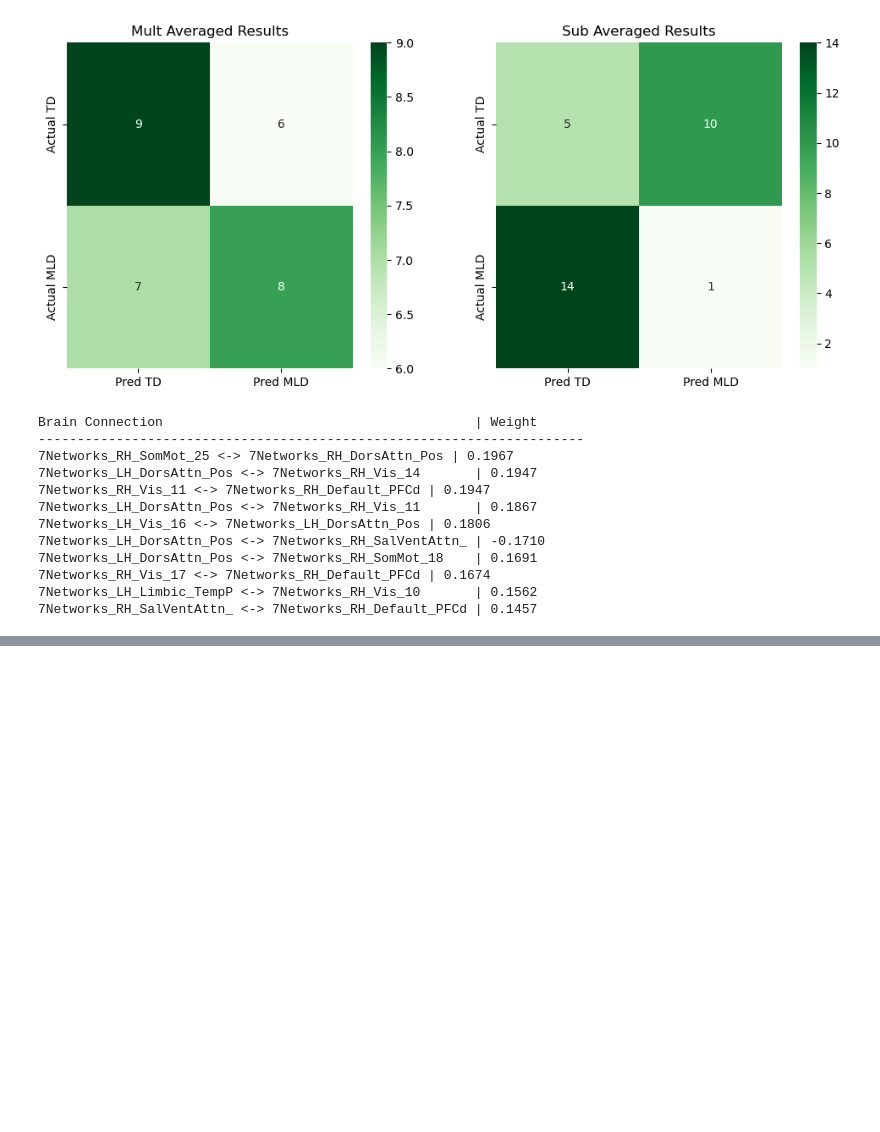
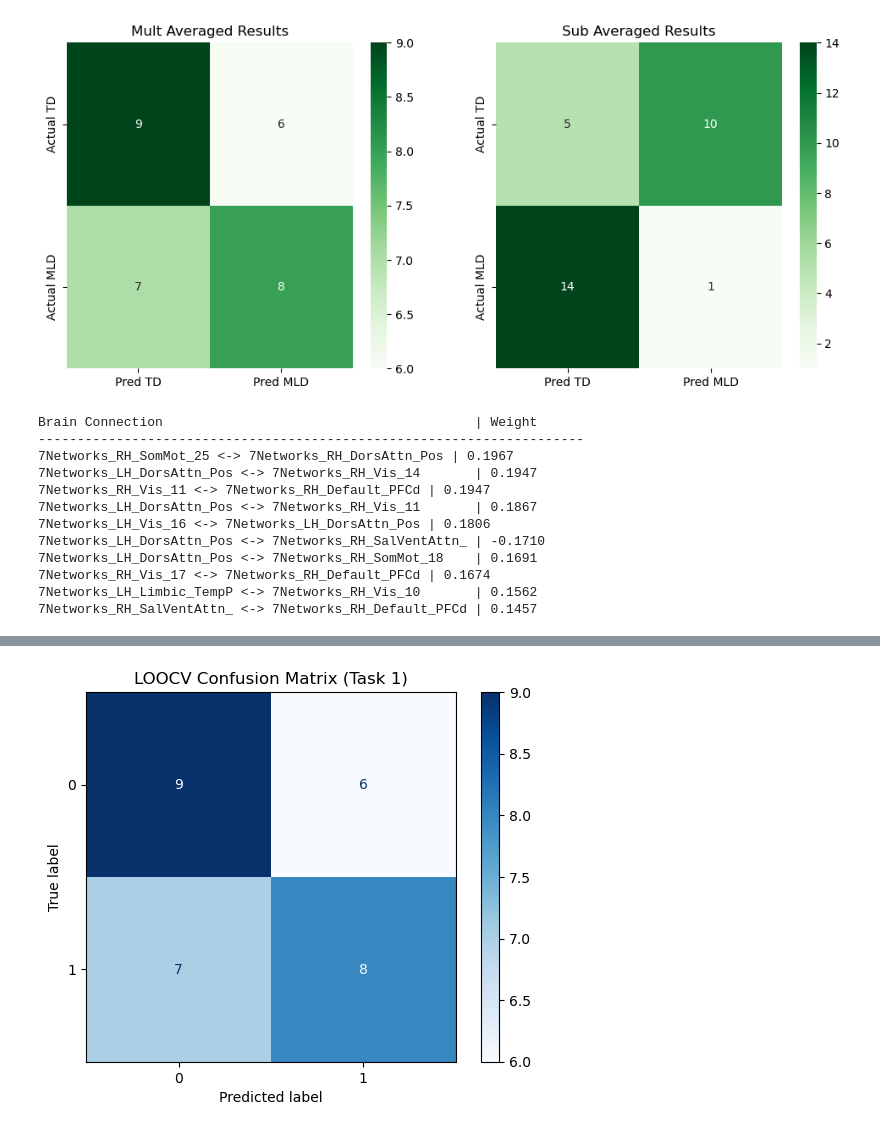
Before and after one commit to JJChong777/brain-math, a Jupyter notebook: brainmath_SVM.ipynb, the cells around one changed output, grey strips where cells are left out. Cells and saved outputs as stored; diff of their text form; code cells hidden in the pictures; blank space fills up the shorter version.

```diff
--- a/brainmath_SVM.ipynb
+++ b/brainmath_SVM.ipynb
@@ -296,3 +301,95 @@ Brain Connection                                        | Weight
 7Networks_RH_Vis_17 <-> 7Networks_RH_Default_PFCd | 0.1674
 7Networks_LH_Limbic_TempP <-> 7Networks_RH_Vis_10       | 0.1562
 7Networks_RH_SalVentAttn_ <-> 7Networks_RH_Default_PFCd | 0.1457
+# %%
+from sklearn.model_selection import LeaveOneOut
+from sklearn.metrics import confusion_matrix, ConfusionMatrixDisplay, accuracy_score
+import os
+import numpy as np
+from sklearn.feature_selection import SelectKBest, f_classif
+from sklearn.svm import SVC
+from sklearn.preprocessing import StandardScaler
+from sklearn.pipeline import Pipeline
+import matplotlib.pyplot as plt
+
+output_dir = os.path.expanduser('~/Desktop/math_results')
+X = np.load(os.path.join(output_dir, 'X_features.npy'))
+y_group = np.load(os.path.join(output_dir, 'y_labels.npy'))
+y_task = np.load(os.path.join(output_dir, 'y_tasks.npy'))
+groups = np.load(os.path.join(output_dir, 'subject_groups.npy'))
+
+global_pipeline = Pipeline([
+('feature_selection', SelectKBest(f_classif, k=50)),
+('scaler', StandardScaler()),
+('svm', SVC(kernel='linear', C=1.0))
+])
+# 1. Setup Task Data (e.g., Multiplication)
+task_id = 1
+X_t = X[y_task == task_id]
+y_t = y_group[y_task == task_id]
+g_t = groups[y_task == task_id]
+
+# Subject-level averaging (Averaging trials per subject)
+X_avg, y_avg = [], []
+subjects = np.unique(g_t)
+for sub in subjects:
+    idx = np.where(g_t == sub)[0]
+    X_avg.append(np.mean(X_t[idx], axis=0))
+    y_avg.append(y_t[idx[0]])
+
+X_avg = np.array(X_avg)
+y_avg = np.array(y_avg)
+
+# 2. Leave-One-Out Cross-Validation Loop
+loo = LeaveOneOut()
+y_true_all = []
+y_pred_all = []
+
+print(f"Running LOOCV for {len(subjects)} subjects...")
+
+for train_index, test_index in loo.split(X_avg):
+    # Split
+    X_train, X_test = X_avg[train_index], X_avg[test_index]
+    y_train, y_test = y_avg[train_index], y_avg[test_index]
+
+    # Fit on training data only
+    global_pipeline.fit(X_train, y_train)
+
+    # Predict on the single "Left-Out" subject
+    y_pred_all.append(global_pipeline.predict(X_test)[0])
+    y_true_all.append(y_test[0])
+
+# 3. Calculate True Performance Metrics
+accuracy = accuracy_score(y_true_all, y_pred_all)
+print(f"\nLOOCV Accuracy: {accuracy:.2%}")
+
+# 4. Global Fit for Feature Interpretation (Using all task data)
+global_pipeline.fit(X_avg, y_avg)
+weights = global_pipeline.named_steps['svm'].coef_[0]
+support = global_pipeline.named_steps['feature_selection'].get_support()
+feature_indices = np.where(support)[0]
+
+# --- VISUALIZATION: Performance ---
+cm = confusion_matrix(y_true_all, y_pred_all)
+disp = ConfusionMatrixDisplay(confusion_matrix=cm)
+disp.plot(cmap='Blues')
+plt.title(f'LOOCV Confusion Matrix (Task {task_id})')
+plt.show()
+
+# --- PRINT: Top Connections ---
+roi_indices = np.triu_indices(400, k=1)
+roi_pairs = list(zip(roi_indices[0], roi_indices[1]))
+sorted_idx = np.argsort(np.abs(weights))[::-1]
+
+print(f"{'Brain Connection':<55} | {'Weight':<10}")
+print("-" * 70)
+for i in sorted_idx[:10]:
+    feat_idx = feature_indices[i]
+    roi_a, roi_b = roi_pairs[feat_idx]
+
+    # Clean labels
+    name_a = labels[roi_a].decode('utf-8') if isinstance(labels[roi_a], bytes) else labels[roi_a]
+    name_b = labels[roi_b].decode('utf-8') if isinstance(labels[roi_b], bytes) else labels[roi_b]
+
+    print(f"{name_a[:25]} <-> {name_b[:25]:<25} | {weights[i]:.4f}")
+# %% [output]
@@ -298,0 +399 @@ Brain Connection                                        | Weight
+[figure, added]
```
Also changed, not shown: parts of 4 cells of this notebook.
